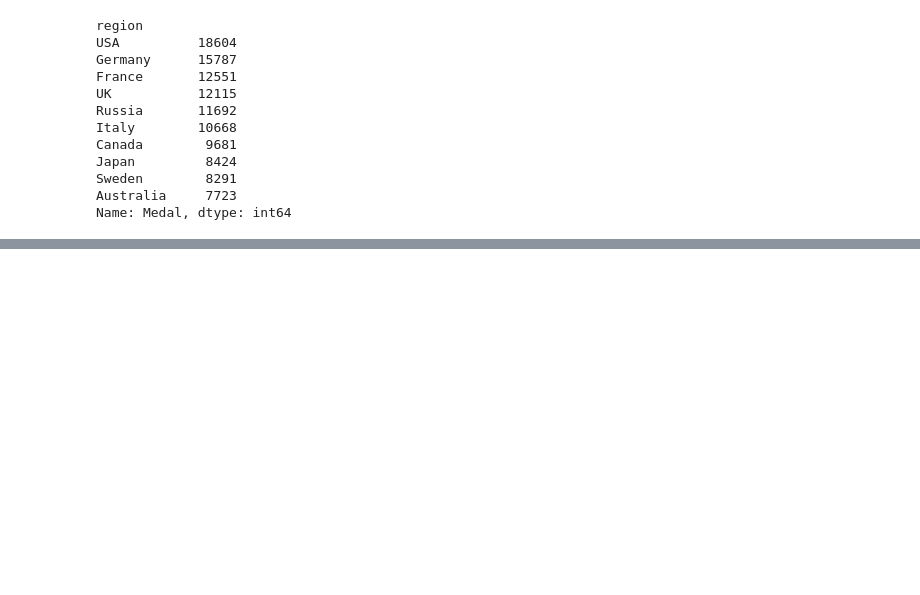
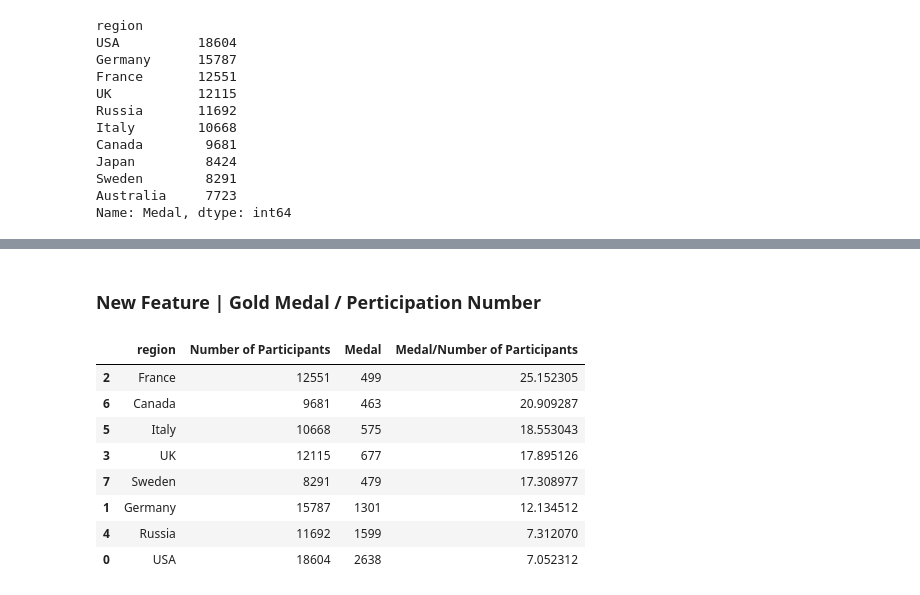
Before and after one commit to Sahil-987/Olympic-Dataset-Analysis, a Jupyter notebook: main.ipynb, the cells around one changed output, grey strips where cells are left out. Cells and saved outputs as stored; diff of their text form; code cells hidden in the pictures; blank space fills up the shorter version.

```diff
--- a/main.ipynb
+++ b/main.ipynb
@@ -502,21 +502,17 @@ df_women_winter.plot()
 # %%
 # country participation analysis
 
-top_10_regions = df_final.groupby('region')['ID'].count().sort_values(ascending=False).head(10)
-top_10_regions_df = top_10_regions.to_frame().reset_index()
-top_10_regions_df.columns = ['Region', 'Number of Participants']
-print(top_10_regions)
+top_10_participation_regions = df_final.groupby('region')['ID'].count().sort_values(ascending=False).head(10)
+top_10_participation_regions = top_10_participation_regions.to_frame().reset_index()
+top_10_participation_regions.columns = ['region', 'Number of Participants']
+print(top_10_participation_regions)
 
 # Plotting the bar chart
 plt.figure(figsize=(10, 6))
-plt.bar(top_10_regions_df['Region'], top_10_regions_df['Number of Participants'])
-
-# Customizing the plot
+plt.bar(top_10_participation_regions['Region'], top_10_participation_regions['Number of Participants'])
 plt.title('Top 10 Regions with Highest Participation')
 plt.xlabel('Region')
 plt.ylabel('Number of Participants')
 plt.xticks(rotation=45)
-
-# Display the plot
 plt.show()
 # %% [output]
@@ -589,0 +594,18 @@ Name: Medal, dtype: int64
+# %% [markdown]
+### New Feature | Gold Medal / Perticipation Number
+# %%
+
+
+df_participation_gold_medal = pd.merge(top_10_participation_regions,top_10_gold_medal_regions, left_on = 'region', right_on = 'region',how = 'inner')
+df_participation_gold_medal['Medal/Number of Participants'] = df_participation_gold_medal['Number of Participants'] / df_participation_gold_medal['Medal']
+df_participation_gold_medal.sort_values(by='Medal/Number of Participants', ascending=False)
+# %% [output]
+|  | region | Number of Participants | Medal | Medal/Number of Participants |
+| 2 | France | 12551 | 499 | 25.152305 |
+| 6 | Canada | 9681 | 463 | 20.909287 |
+| 5 | Italy | 10668 | 575 | 18.553043 |
+| 3 | UK | 12115 | 677 | 17.895126 |
+| 7 | Sweden | 8291 | 479 | 17.308977 |
+| 1 | Germany | 15787 | 1301 | 12.134512 |
+| 4 | Russia | 11692 | 1599 | 7.312070 |
+| 0 | USA | 18604 | 2638 | 7.052312 |
```
Also changed, not shown: parts of 3 cells of this notebook.
